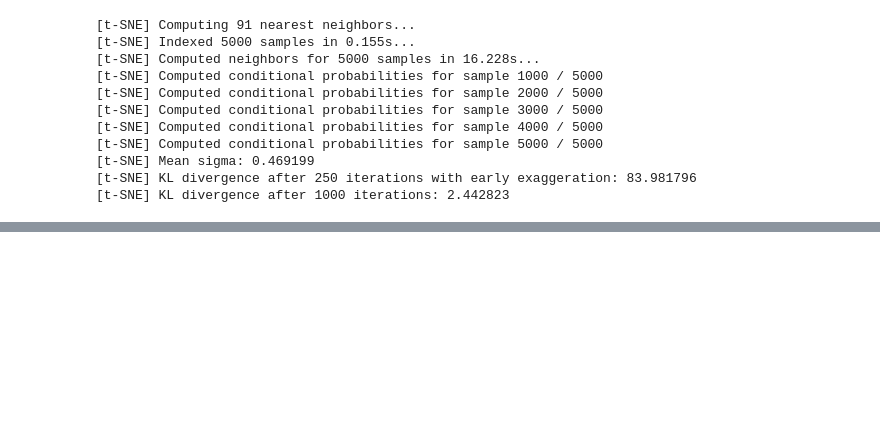
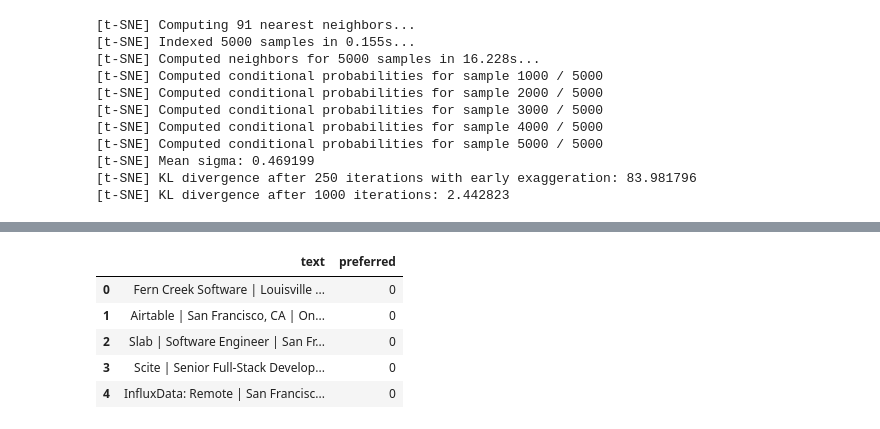
Before and after one commit to AlexanderNull/job-search, a Jupyter notebook: server/scratch_pad.ipynb, the cells around one changed output, grey strips where cells are left out. Cells and saved outputs as stored; diff of their text form; code cells hidden in the pictures; blank space fills up the shorter version.

```diff
--- a/server/scratch_pad.ipynb
+++ b/server/scratch_pad.ipynb
@@ -144,0 +166,9 @@ show(plot_tfidf)
+# %%
+labeled_data.head()
+# %% [output]
+|  | text | preferred |
+| 0 | Fern Creek Software | Louisville ... | 0 |
+| 1 | Airtable | San Francisco, CA | On... | 0 |
+| 2 | Slab | Software Engineer | San Fr... | 0 |
+| 3 | Scite | Senior Full-Stack Develop... | 0 |
+| 4 | InfluxData: Remote | San Francisc... | 0 |
```
Also changed, not shown: parts of 15 cells of this notebook.
